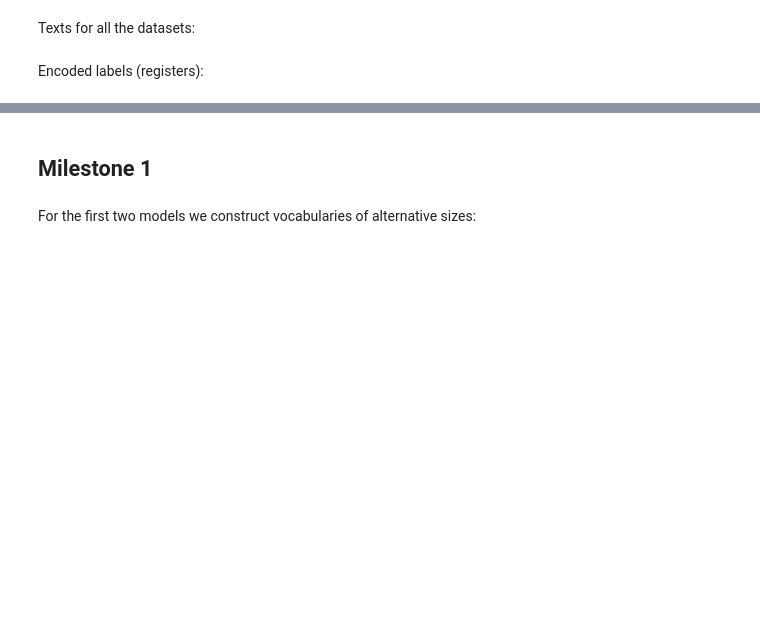
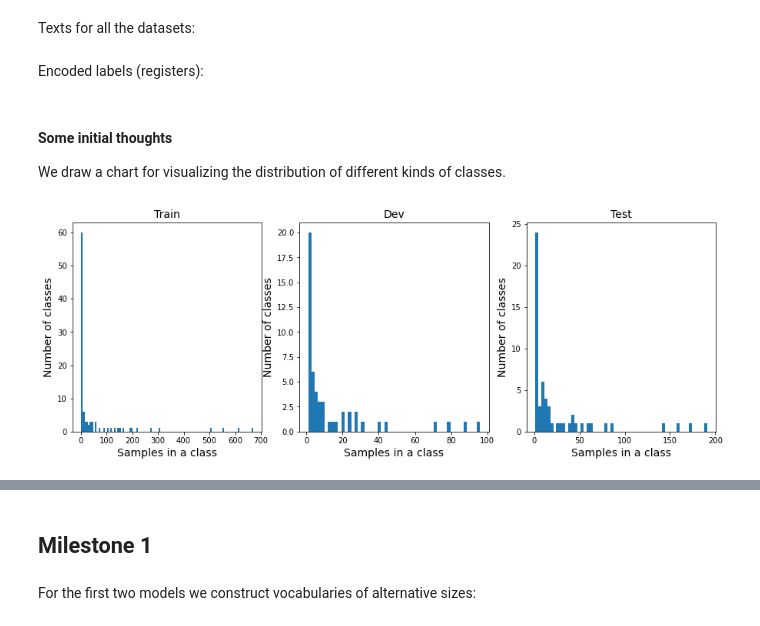
Before and after one commit to HannaKi/DL_HLT_2020_groupwork, a Jupyter notebook: DLHLT_2020_Group2.ipynb, the cells around one changed output, grey strips where cells are left out. Saved outputs shown, nothing was run; the diff lists cells and outputs as text; code cells hidden in the pictures; blank space fills up the shorter version.

```diff
--- a/DLHLT_2020_Group2.ipynb
+++ b/DLHLT_2020_Group2.ipynb
@@ -111,3 +111,18 @@ train_classes = label_encoder.fit_transform(df_train.reg)
 dev_classes = label_encoder.transform(df_dev.reg)
 test_classes = label_encoder.transform(df_test.reg)
 num_classes = len(label_encoder.classes_)
+# %% [markdown]
+#### Some initial thoughts
+
+We draw a chart for visualizing the distribution of different kinds of classes.
+# %%
+fig, ax = plt.subplots(1, 3, figsize=(15, 5))
+for i, (df, name) in enumerate(zip([df_train, df_dev, df_test],
+                                   ['Train', 'Dev', 'Test'])):
+    ax[i].hist(df.reg.value_counts().values, bins=len(df.reg.unique()))
+    ax[i].set_title(name, fontsize=14)
+    ax[i].set_xlabel("Samples in a class", fontsize=14)
+    ax[i].set_ylabel("Number of classes", fontsize=14)
+plt.show()
+# %% [output]
+[figure, added]
```
Also changed, not shown: parts of 20 cells of this notebook.
